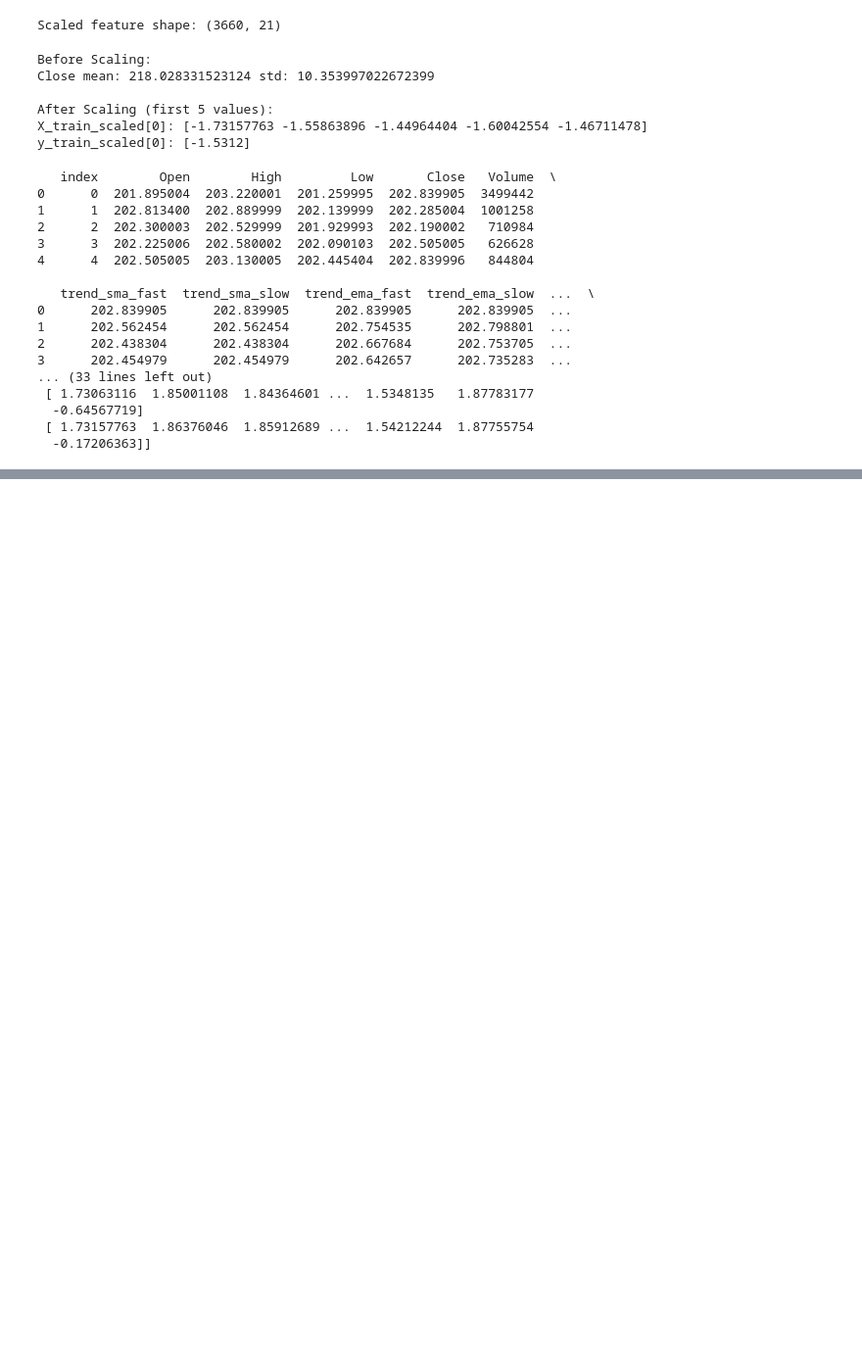
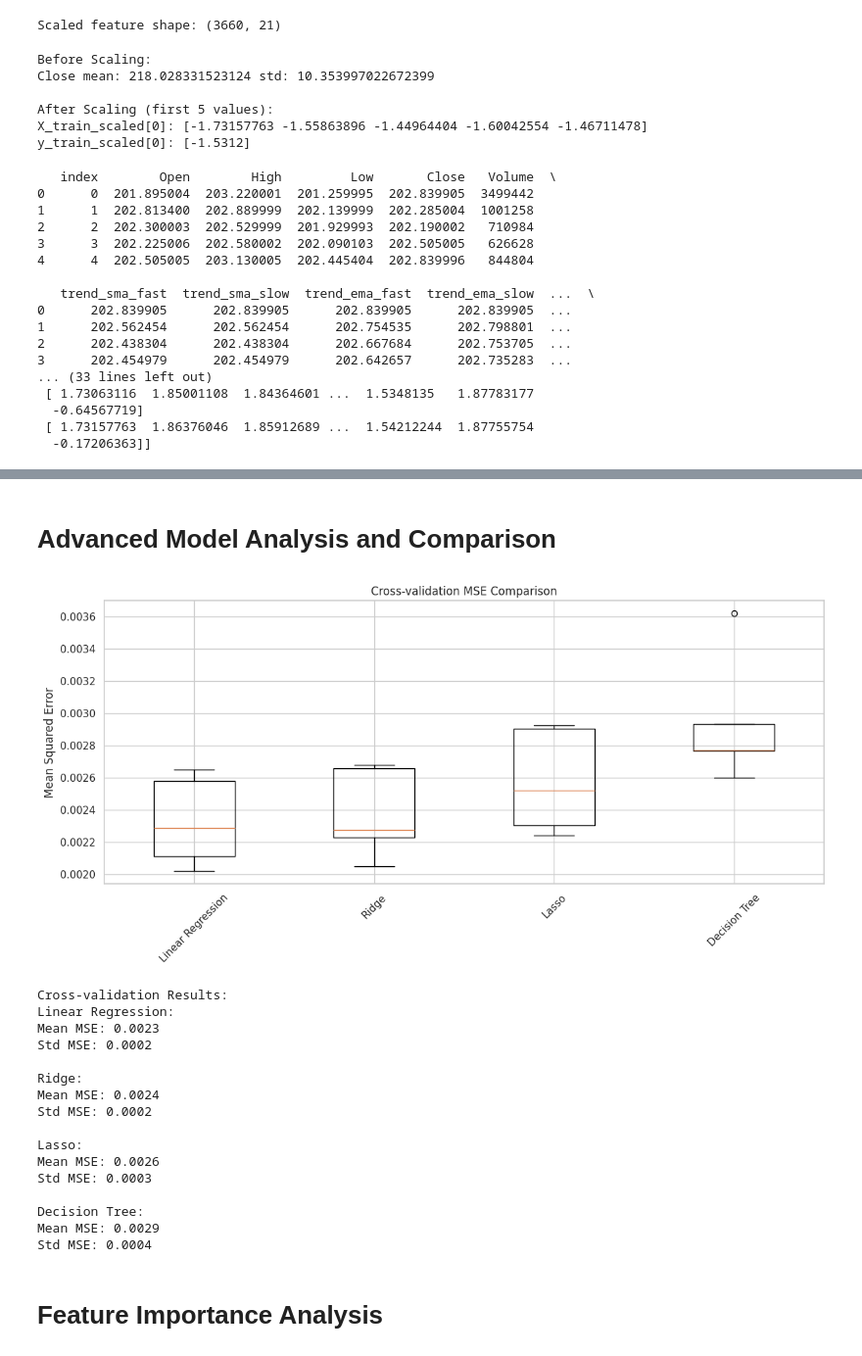
Before and after one commit to imrishi007/stock-analysis-project, a Jupyter notebook: Intraday_Stock_ML_Project.ipynb, the cells around one changed output, grey strips where cells are left out. Shown at 98% size. Drawn from its saved outputs; the diff is of its cells as text; code cells hidden in the pictures; blank space fills up the shorter version.

```diff
--- a/Intraday_Stock_ML_Project.ipynb
+++ b/Intraday_Stock_ML_Project.ipynb
@@ -348,0 +349,59 @@ R² Score: 0.5893004655492748
+# %% [markdown]
+# Advanced Model Analysis and Comparison
+# %%
+# Perform k-fold cross-validation for all models
+from sklearn.model_selection import KFold
+from sklearn.model_selection import cross_val_score
+
+# Initialize models with best parameters
+models = {
+    'Linear Regression': LinearRegression(),
+    'Ridge': Ridge(alpha=1.0),
+    'Lasso': Lasso(alpha=0.001),
+    'Decision Tree': DecisionTreeRegressor(max_depth=1000, random_state=42)
+}
+
+# Perform 5-fold cross-validation
+kf = KFold(n_splits=5, shuffle=True, random_state=42)
+cv_scores = {}
+
+for name, model in models.items():
+    scores = cross_val_score(model, X_train_scaled, y_train_scaled,
+                           cv=kf, scoring='neg_mean_squared_error')
+    cv_scores[name] = -scores  # Convert negative MSE to positive
+
+# Plot cross-validation results
+plt.figure(figsize=(12, 6))
+plt.boxplot([cv_scores[model] for model in cv_scores.keys()], labels=cv_scores.keys())
+plt.title('Cross-validation MSE Comparison')
+plt.ylabel('Mean Squared Error')
+plt.xticks(rotation=45)
+plt.tight_layout()
+plt.show()
+
+# Print mean and std of CV scores
+print("\nCross-validation Results:")
+for name in cv_scores:
+    print(f"{name}:")
+    print(f"Mean MSE: {cv_scores[name].mean():.4f}")
+    print(f"Std MSE: {cv_scores[name].std():.4f}\n")
+# %% [output]
+[figure, added]
+Cross-validation Results:
+Linear Regression:
+Mean MSE: 0.0023
+Std MSE: 0.0002
+
+Ridge:
+Mean MSE: 0.0024
+Std MSE: 0.0002
+
+Lasso:
+Mean MSE: 0.0026
+Std MSE: 0.0003
+
+Decision Tree:
+Mean MSE: 0.0029
+Std MSE: 0.0004
+# %% [markdown]
+# Feature Importance Analysis
```
Also changed, not shown: parts of 12 cells of this notebook, 11 other files.
